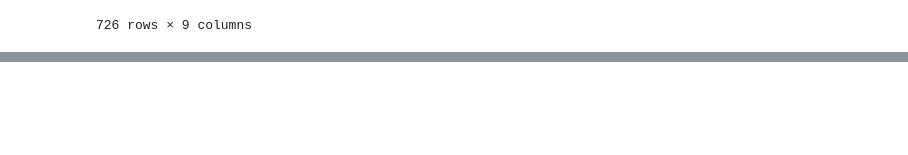
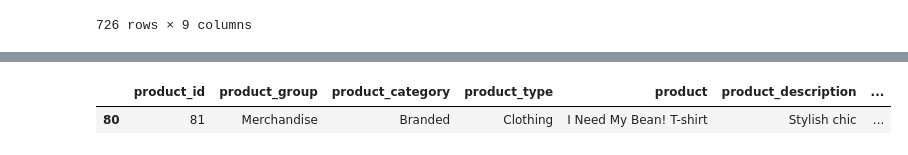
Before and after one commit to izamrosiawan/ss-code-semester-3, a Jupyter notebook: infrastruktur-dan-platform-untuk-sains-data/quiz-m5/belajar-quiz.ipynb, the cells around one changed output, grey strips where cells are left out. Saved outputs shown, nothing was run; the diff lists cells and outputs as text; code cells hidden in the pictures; blank space fills up the shorter version.

```diff
--- a/infrastruktur-dan-platform-untuk-sains-data/quiz-m5/belajar-quiz.ipynb
+++ b/infrastruktur-dan-platform-untuk-sains-data/quiz-m5/belajar-quiz.ipynb
@@ -384,0 +421,9 @@ df[filter]
+# %%
+# tampilkan 1 produk dengan margin keuntungan terbesar tanpa overwrite 'products'
+products.assign(
+    current_retail_price=products['current_retail_price'].astype(str).str.replace(r'[\$,]', '', regex=True).astype(float),
+    profit_margin=lambda x: x['current_retail_price'] - x['current_wholesale_price']
+).nlargest(1, 'profit_margin')
+# %% [output]
+|  | product_id | product_group | product_category | product_type | product | product_description | ... |
+| 80 | 81 | Merchandise | Branded | Clothing | I Need My Bean! T-shirt | Stylish chic | ... |
```
Also changed, not shown: parts of 5 cells of this notebook.
